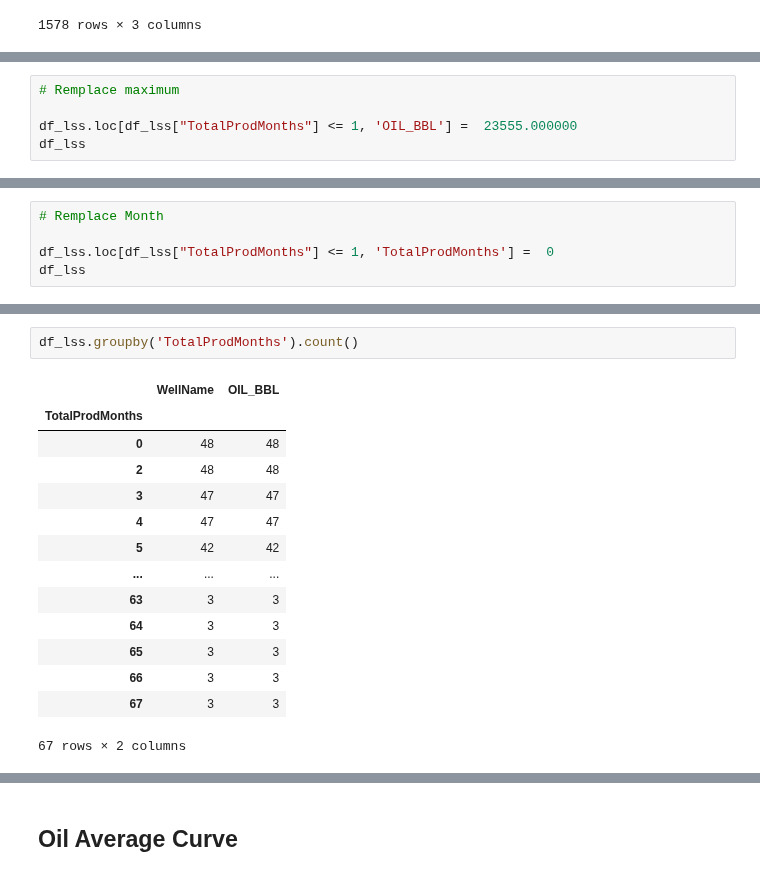
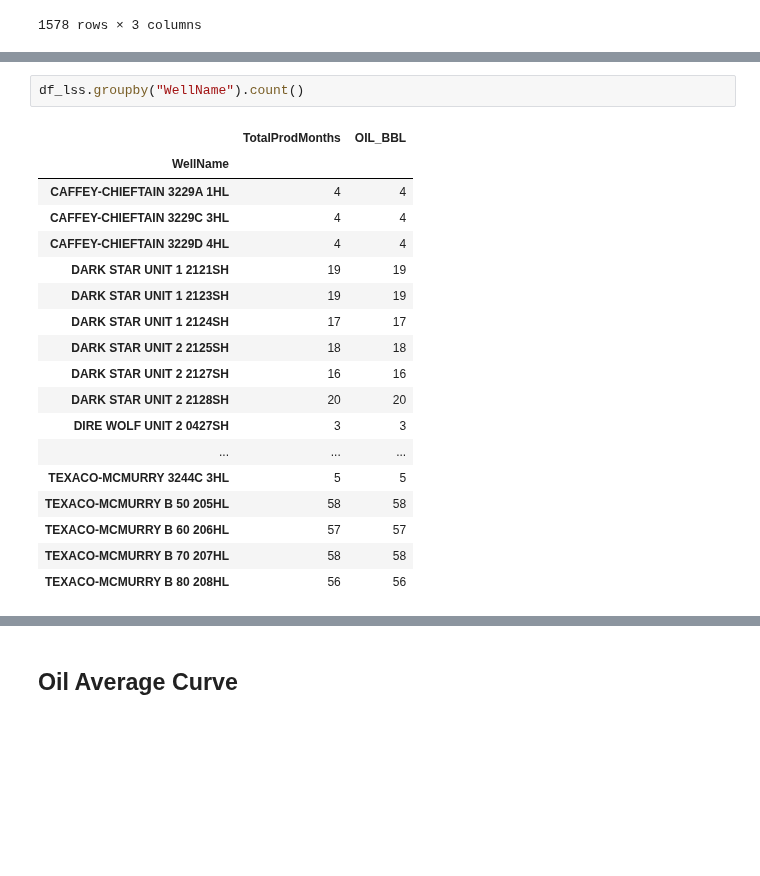
Before and after one commit to dasxgo/rocket-app, a Jupyter notebook: tap_rock_shlitz.ipynb, the cells around one changed output, grey strips where cells are left out. Cells and saved outputs as stored; diff of their text form; blank space fills up the shorter version.

```diff
--- a/tap_rock_shlitz.ipynb
+++ b/tap_rock_shlitz.ipynb
@@ -228,5 +221,0 @@ df_lss['OIL_BBL'].max()
-# %%
-# Remplace maximum
-
-df_lss.loc[df_lss["TotalProdMonths"] <= 1, 'OIL_BBL'] =  23555.000000
-df_lss
@@ -247,5 +221,0 @@ df_lss
-# %%
-# Remplace Month
-
-df_lss.loc[df_lss["TotalProdMonths"] <= 1, 'TotalProdMonths'] =  0
-df_lss
@@ -266,17 +222,21 @@ df_lss
 # %%
-df_lss.groupby('TotalProdMonths').count()
+df_lss.groupby("WellName").count()
 # %% [output]
-|  | WellName | OIL_BBL |
-| TotalProdMonths |  |  |
-| 0 | 48 | 48 |
-| 2 | 48 | 48 |
-| 3 | 47 | 47 |
-| 4 | 47 | 47 |
-| 5 | 42 | 42 |
+|  | TotalProdMonths | OIL_BBL |
+| WellName |  |  |
+| CAFFEY-CHIEFTAIN 3229A 1HL | 4 | 4 |
+| CAFFEY-CHIEFTAIN 3229C 3HL | 4 | 4 |
+| CAFFEY-CHIEFTAIN 3229D 4HL | 4 | 4 |
+| DARK STAR UNIT 1 2121SH | 19 | 19 |
+| DARK STAR UNIT 1 2123SH | 19 | 19 |
+| DARK STAR UNIT 1 2124SH | 17 | 17 |
+| DARK STAR UNIT 2 2125SH | 18 | 18 |
+| DARK STAR UNIT 2 2127SH | 16 | 16 |
+| DARK STAR UNIT 2 2128SH | 20 | 20 |
+| DIRE WOLF UNIT 2 0427SH | 3 | 3 |
 | ... | ... | ... |
-| 63 | 3 | 3 |
-| 64 | 3 | 3 |
-| 65 | 3 | 3 |
-| 66 | 3 | 3 |
-| 67 | 3 | 3 |
+| TEXACO-MCMURRY 3244C 3HL | 5 | 5 |
+| TEXACO-MCMURRY B 50 205HL | 58 | 58 |
+| TEXACO-MCMURRY B 60 206HL | 57 | 57 |
+| TEXACO-MCMURRY B 70 207HL | 58 | 58 |
+| TEXACO-MCMURRY B 80 208HL | 56 | 56 |
-67 rows × 2 columns
```
Also changed, not shown: parts of 8 cells of this notebook.
